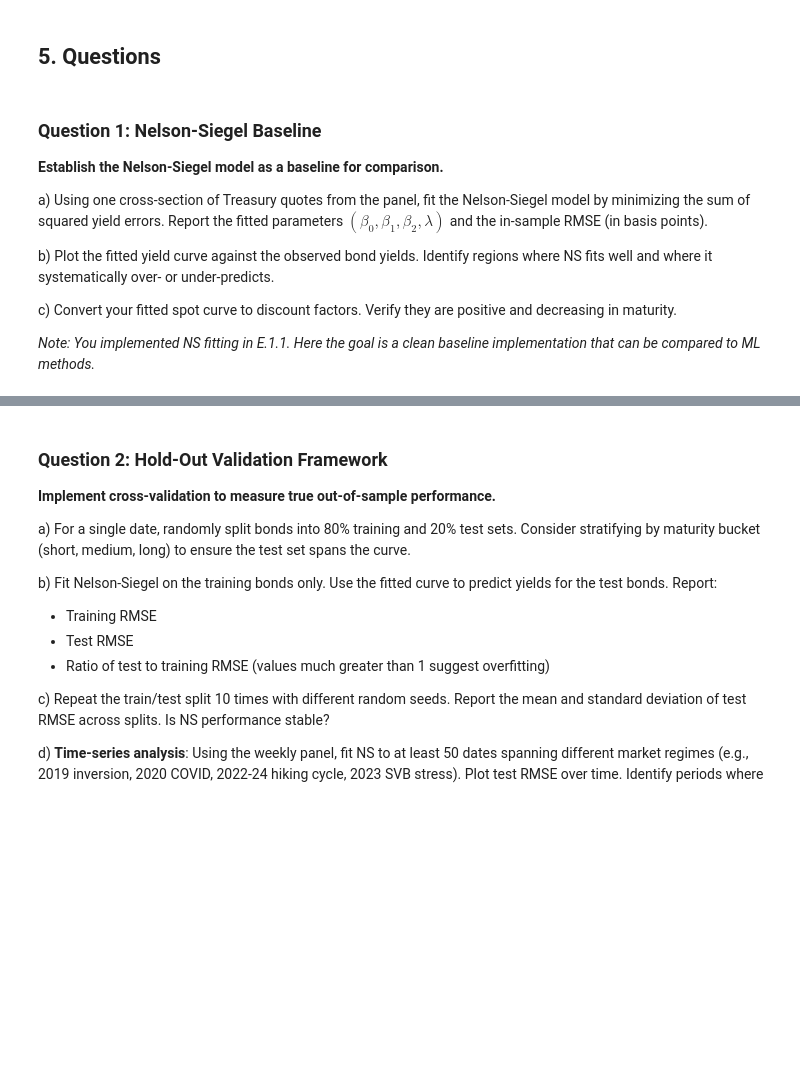
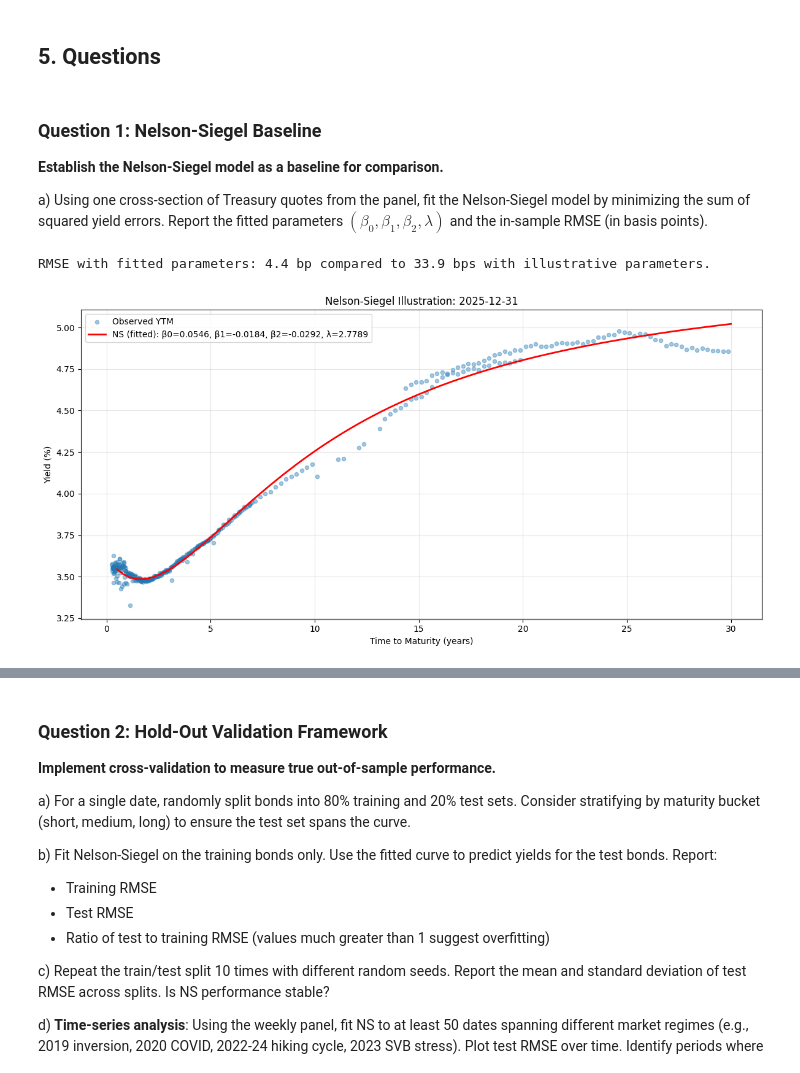
Before and after one commit to AdithSrinivasan/treasury-curve-models, a Jupyter notebook: curve.ipynb, the cells around one changed output, grey strips where cells are left out. Saved outputs shown, nothing was run; the diff lists cells and outputs as text; code cells hidden in the pictures; blank space fills up the shorter version.

```diff
--- a/curve.ipynb
+++ b/curve.ipynb
@@ -283,9 +283,45 @@ Your task in Q1: find parameters that minimize this RMSE.
 **Establish the Nelson-Siegel model as a baseline for comparison.**
 
 a) Using one cross-section of Treasury quotes from the panel, fit the Nelson-Siegel model by minimizing the sum of squared yield errors. Report the fitted parameters $(\beta_0, \beta_1, \beta_2, \lambda)$ and the in-sample RMSE (in basis points).
-
-b) Plot the fitted yield curve against the observed bond yields. Identify regions where NS fits well and where it systematically over- or under-predicts.
-
-c) Convert your fitted spot curve to discount factors. Verify they are positive and decreasing in maturity.
-
-*Note: You implemented NS fitting in E.1.1. Here the goal is a clean baseline implementation that can be compared to ML methods.*
+# %%
+def fit_nelson_siegel(quotes):
+    # Fit NS parameters
+    def objective(params):
+        beta0, beta1, beta2, lam = params
+        ns_at_bonds = nelson_siegel_yield(quotes['ttm'].values, beta0, beta1, beta2, lam)
+        return np.sqrt(np.mean((quotes['ytm'].values - ns_at_bonds) ** 2))
+
+    # Initial guess
+    initial_guess = [0.04, -0.01, -0.02, 2.0]
+    bounds = [(0, 0.1), (-0.05, 0), (-0.05, 0), (0.1, 10)]
+    result = minimize(objective, initial_guess, bounds=bounds)
+    return result.x, result.fun
+
+sample_data = quotes.copy()
+params, rmse_fit = fit_nelson_siegel(sample_data)
+
+beta0_fit = params[0]
+beta1_fit = params[1]
+beta2_fit = params[2]
+lam_fit = params[3]
+
+tau_grid = np.linspace(0.5, 30, 100)
+ns_yields = nelson_siegel_yield(tau_grid, beta0_fit, beta1_fit, beta2_fit, lam_fit)
+
+plt.figure(figsize=(12, 6))
+plt.scatter(quotes['ttm'], quotes['ytm'] * 100, alpha=0.4, s=20, label='Observed YTM')
+plt.plot(tau_grid, ns_yields * 100, 'r-', linewidth=2,
+         label=f'NS (fitted): β0={round(beta0_fit, 4)}, β1={round(beta1_fit, 4)}, β2={round(beta2_fit, 4)}, λ={round(lam_fit, 4)}')
+plt.xlabel('Time to Maturity (years)')
+plt.ylabel('Yield (%)')
+plt.title(f'Nelson-Siegel Illustration: {sample_date.date()}')
+plt.legend()
+plt.grid(True, alpha=0.3)
+plt.tight_layout()
+
+ns_at_bonds = nelson_siegel_yield(quotes['ttm'].values, beta0_fit, beta1_fit, beta2_fit, lam_fit)
+rmse_fit = np.sqrt(np.mean((quotes['ytm'].values - ns_at_bonds) ** 2))
+print(f"RMSE with fitted parameters: {rmse_fit * 10000:.1f} bp compared to {rmse * 10000:.1f} bps with illustrative parameters.")
+# %% [output]
+RMSE with fitted parameters: 4.4 bp compared to 33.9 bps with illustrative parameters.
+[figure, added]
```
Also changed, not shown: parts of 3 cells of this notebook.
